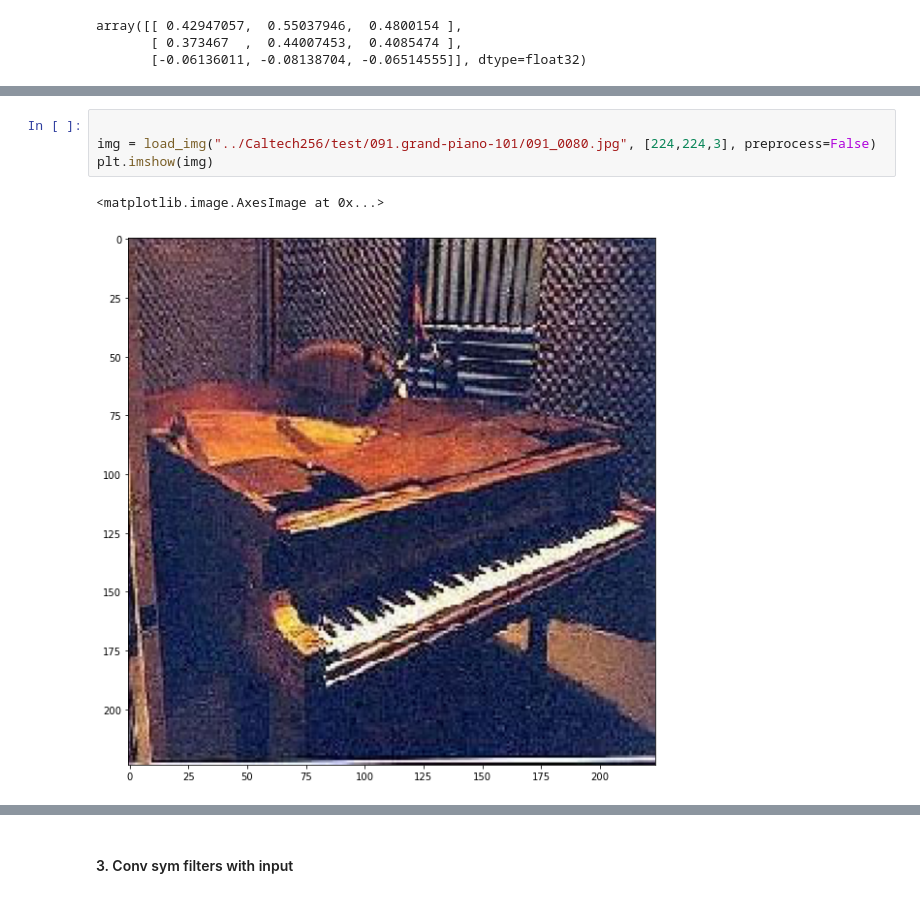
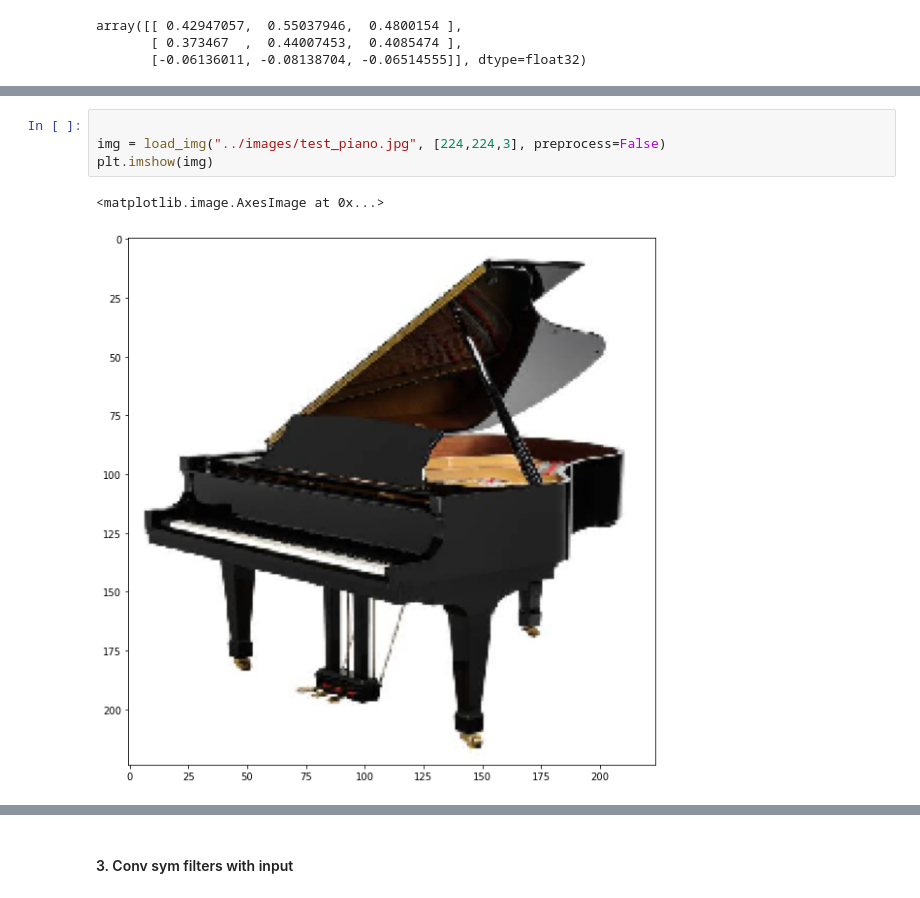
Before and after one commit to liamaltarac/SYS809_Feature_Matching, a Jupyter notebook: models/matthew_filter_test.ipynb, the cells around one changed output, grey strips where cells are left out. Drawn from its saved outputs; the diff is of its cells as text.

```diff
--- a/models/matthew_filter_test.ipynb
+++ b/models/matthew_filter_test.ipynb
@@ -197,9 +199,9 @@ plt.show()
 [figure]
 # %%
 
-img = load_img("../Caltech256/test/091.grand-piano-101/091_0080.jpg", [224,224,3], preprocess=False)
+img = load_img("../images/test_piano.jpg", [224,224,3], preprocess=False)
 plt.imshow(img)
 # %% [output]
 <matplotlib.image.AxesImage at 0x...>
-[figure, old version]
+[figure, new version]
 # %%
```
Also changed, not shown: parts of 7 cells of this notebook, 8 other files.
